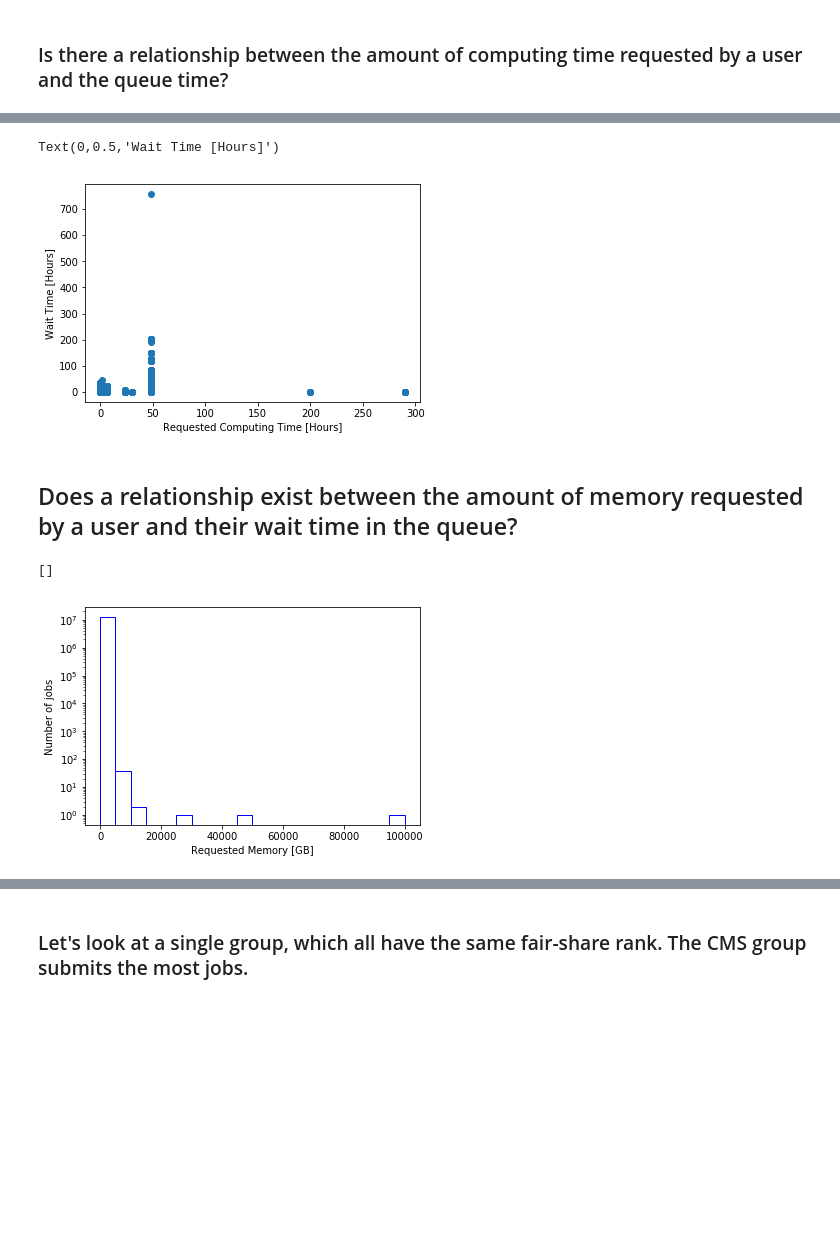
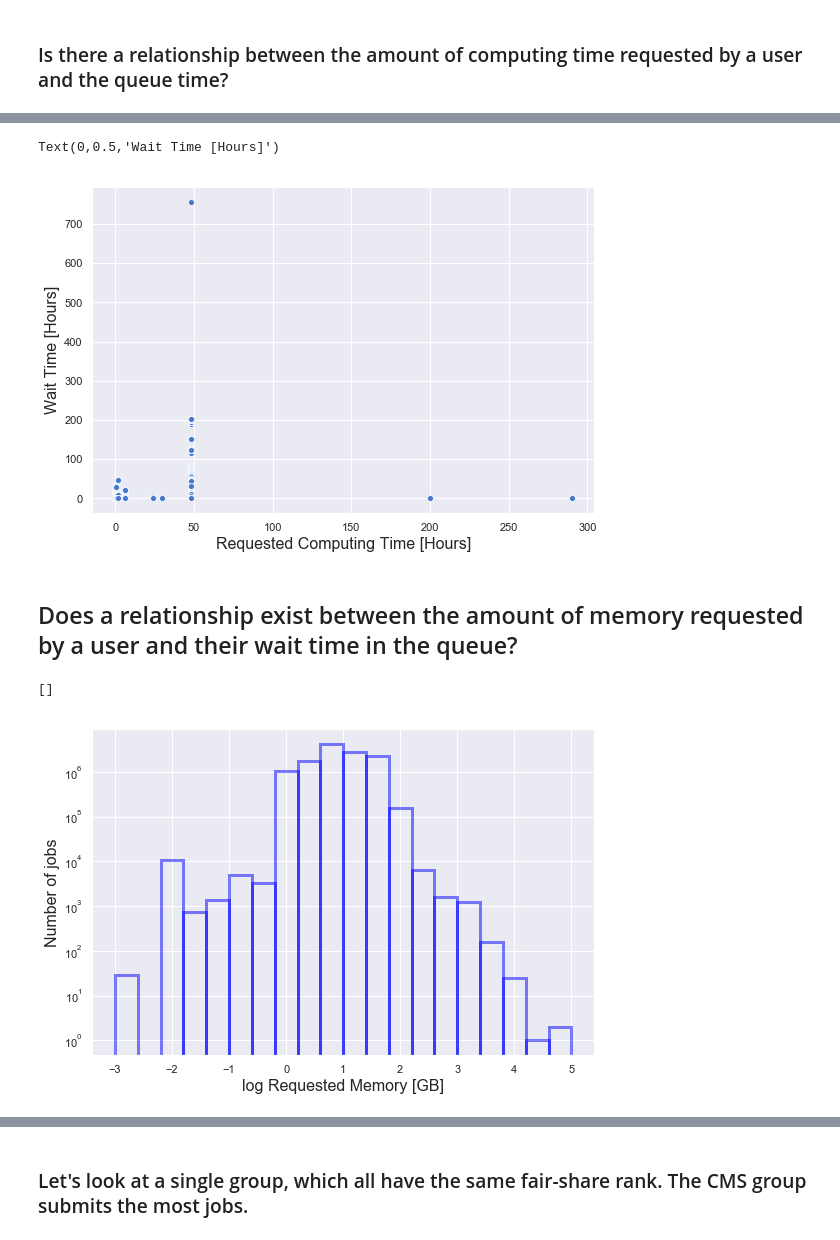
Before and after one commit to Cjcarlevato/data-question-2-dream-crushers, a Jupyter notebook: ACCREdata.ipynb, the cells around one changed output, grey strips where cells are left out. Saved outputs shown, nothing was run; the diff lists cells and outputs as text; code cells hidden in the pictures; blank space fills up the shorter version.

```diff
--- a/ACCREdata.ipynb
+++ b/ACCREdata.ipynb
@@ -1,16 +1,15 @@
 # %%
 import numpy as np
 import pandas as pd
-import seaborn as sns
-import scipy.constants
+import seaborn as sns; sns.set()
 import matplotlib.pyplot as plt
 from mpl_toolkits.mplot3d import Axes3D
 from datetime import time
 import matplotlib.dates as mdates
-#pd.set_option('display.max_columns', 500)
-#pd.set_option('display.max_rows', 500)
 %matplotlib notebook
 %matplotlib inline
+#plt.style.use('seaborn')
+sns.set_palette("muted")
 # %%
 filePath = 'data/july-2017-thru-june-2018.txt'
 # %%
@@ -67,12 +55,14 @@ print(accre_data.ReqMemInBytes.head(),accre_data.ReqMem.head())
 mask = (accre_data.NorC == 'n')
 accre_data.loc[mask,'ReqMemInBytes'] = accre_data.loc[mask,'ReqMemInBytes']*accre_data.loc[mask,'NNodes']
 accre_data.loc[~mask,'ReqMemInBytes'] = accre_data.loc[~mask,'ReqMemInBytes']*accre_data.loc[~mask,'NCPUS']
+#maskT = (accre_data.MemUnits == 'T')
+#accre_data.loc[maskT,'ReqMemInBytes'] = accre_data.loc[maskT,'ReqMemInBytes']*(10.**12.)
 maskG = (accre_data.MemUnits == 'G')
 accre_data.loc[maskG,'ReqMemInBytes'] = accre_data.loc[maskG,'ReqMemInBytes']*(10.**9.)
 maskM = (accre_data.MemUnits == 'M')
 accre_data.loc[maskM,'ReqMemInBytes'] = accre_data.loc[maskM,'ReqMemInBytes']*(10.**6.)
-maskk = (accre_data.MemUnits == 'k')
-accre_data.loc[maskk,'ReqMemInBytes'] = accre_data.loc[maskk,'ReqMemInBytes']*(10.**3.)
+#maskk = (accre_data.MemUnits == 'k')
+#accre_data.loc[maskk,'ReqMemInBytes'] = accre_data.loc[maskk,'ReqMemInBytes']*(10.**3.)
 
 print(accre_data.ReqMemInBytes.head(),accre_data.ReqMem.head())
 # %% [output]
@@ -138,20 +139,22 @@ Text(0,0.5,'Wait Time [Hours]')
 # %%
+plt.figure(figsize=(9,6))
 subset = accre_data.loc[accre_data.Group=='cms']
-plt.scatter(subset.ReqD+subset.ReqHMS,subset.WaitTime.astype('timedelta64[s]')/3600.)
-#plt.semilogx()
-plt.xlabel('Requested Computing Time [Hours]')
-plt.ylabel('Wait Time [Hours]')
+sns.scatterplot(x=subset.ReqD+subset.ReqHMS,y=subset.WaitTime.astype('timedelta64[s]')/3600.)
+#plt.semilogy()
+plt.xlabel('Requested Computing Time [Hours]',fontsize=16)
+plt.ylabel('Wait Time [Hours]',fontsize=16)
 # %% [output]
 Text(0,0.5,'Wait Time [Hours]')
-[figure, old version]
+[figure, new version]
 # %% [markdown]
 ## Does a relationship exist between the amount of memory requested by a user and their wait time in the queue?
 # %%
-plt.hist(accre_data.ReqMemInBytes.dropna()/(10.**9),bins=20,histtype='bar',fill=False,edgecolor='blue')
-plt.xlabel('Requested Memory [GB]')
-plt.ylabel('Number of jobs')
+plt.figure(figsize=(9,6))
+sns.distplot(np.log10(accre_data.ReqMemInBytes.dropna()/(10.**9)), kde=False, bins=20, hist_kws={"histtype": "bar", "linewidth": 3,"alpha": 0.5, "edgecolor": "blue", "facecolor": "None"})
+plt.xlabel('log Requested Memory [GB]',fontsize=16)
+plt.ylabel('Number of jobs',fontsize=16)
 plt.semilogy()
 # %% [output]
 []
-[figure, old version]
+[figure, new version]
 # %%
```
Also changed, not shown: parts of 23 cells of this notebook.
